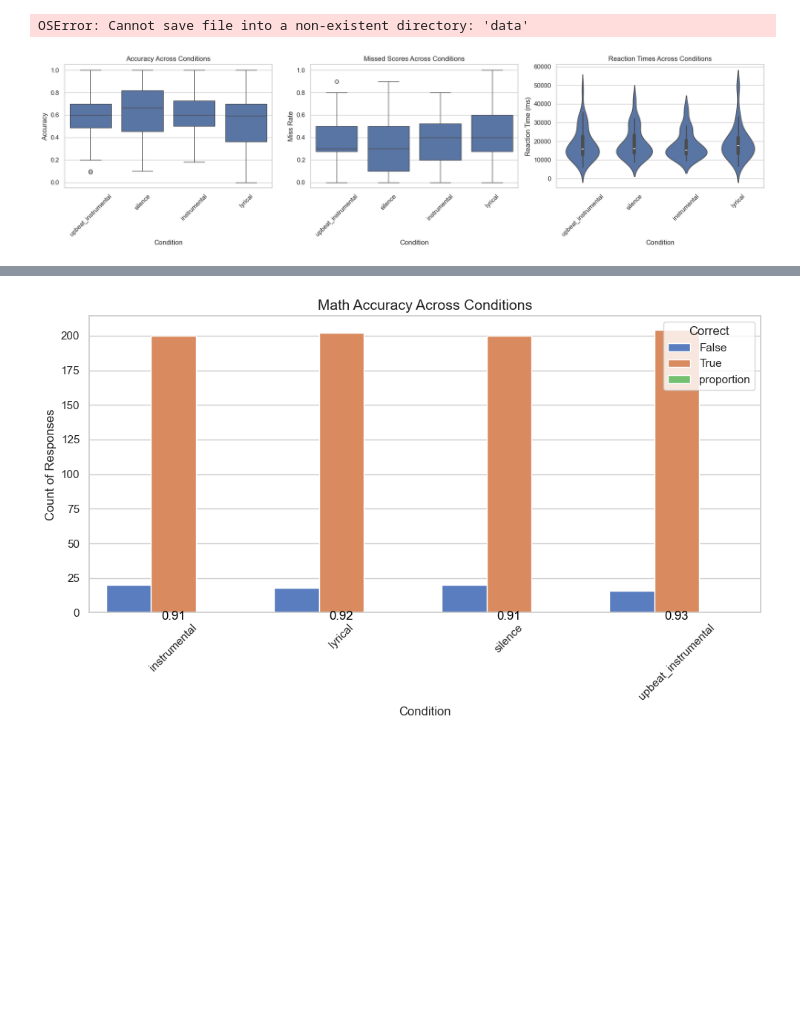
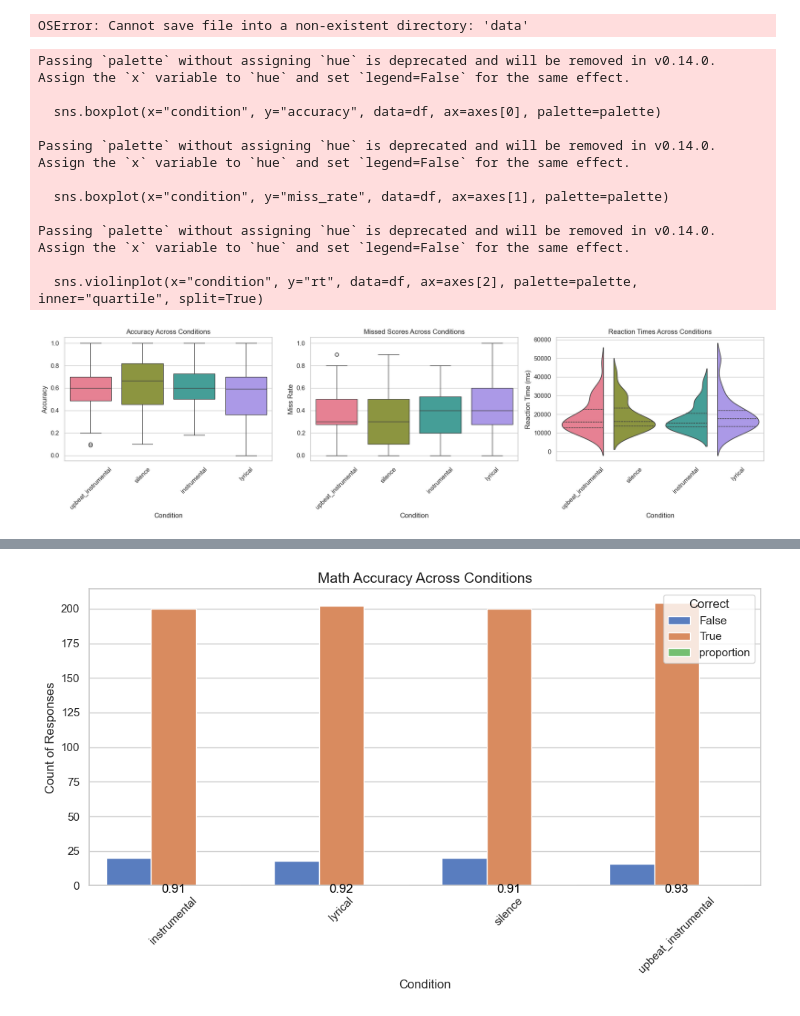
Before and after one commit to JHCelaya/Cogs164Project, a Jupyter notebook: analysis/analysis.ipynb, the cells around one changed output, grey strips where cells are left out. Cells and saved outputs as stored; diff of their text form; code cells hidden in the pictures; blank space fills up the shorter version.

```diff
--- a/analysis/analysis.ipynb
+++ b/analysis/analysis.ipynb
@@ -504,37 +504,51 @@ df["condition"] = df["phase"].str.replace("recall_", "", regex=False)
 
 # Set Seaborn style
 sns.set(style="whitegrid")
 
 # Create subplots for Accuracy, Missed Scores, and RT
 fig, axes = plt.subplots(1, 3, figsize=(18, 5))
 
+# Define a color palette for the conditions
+palette = sns.color_palette("husl", n_colors=len(df["condition"].unique()))
+
 # 1. Accuracy Across Conditions
-sns.boxplot(x="condition", y="accuracy", data=df, ax=axes[0])
+sns.boxplot(x="condition", y="accuracy", data=df, ax=axes[0], palette=palette)
 axes[0].set_title("Accuracy Across Conditions")
 axes[0].set_xlabel("Condition")
 axes[0].set_ylabel("Accuracy")
 
 # 2. Missed Scores Across Conditions
-sns.boxplot(x="condition", y="miss_rate", data=df, ax=axes[1])
+sns.boxplot(x="condition", y="miss_rate", data=df, ax=axes[1], palette=palette)
 axes[1].set_title("Missed Scores Across Conditions")
 axes[1].set_xlabel("Condition")
 axes[1].set_ylabel("Miss Rate")
 
 # 3. Reaction Times Across Conditions
-sns.violinplot(x="condition", y="rt", data=df, ax=axes[2])
+sns.violinplot(x="condition", y="rt", data=df, ax=axes[2], palette=palette, inner="quartile", split=True)
 axes[2].set_title("Reaction Times Across Conditions")
 axes[2].set_xlabel("Condition")
 axes[2].set_ylabel("Reaction Time (ms)")
 
 # Rotate x-axis labels for readability
 for ax in axes:
     ax.set_xticklabels(ax.get_xticklabels(), rotation=45)
 
 # Show plots
 plt.tight_layout()
 plt.show()
 # %% [output]
+Passing `palette` without assigning `hue` is deprecated and will be removed in v0.14.0. Assign the `x` variable to `hue` and set `legend=False` for the same effect.
+
+  sns.boxplot(x="condition", y="accuracy", data=df, ax=axes[0], palette=palette)
+
+Passing `palette` without assigning `hue` is deprecated and will be removed in v0.14.0. Assign the `x` variable to `hue` and set `legend=False` for the same effect.
+
+  sns.boxplot(x="condition", y="miss_rate", data=df, ax=axes[1], palette=palette)
+
+Passing `palette` without assigning `hue` is deprecated and will be removed in v0.14.0. Assign the `x` variable to `hue` and set `legend=False` for the same effect.
+
+  sns.violinplot(x="condition", y="rt", data=df, ax=axes[2], palette=palette, inner="quartile", split=True)
-[figure, old version]
+[figure, new version]
 # %%
 import pandas as pd
 import seaborn as sns
```
Also changed, not shown: parts of 3 cells of this notebook.
